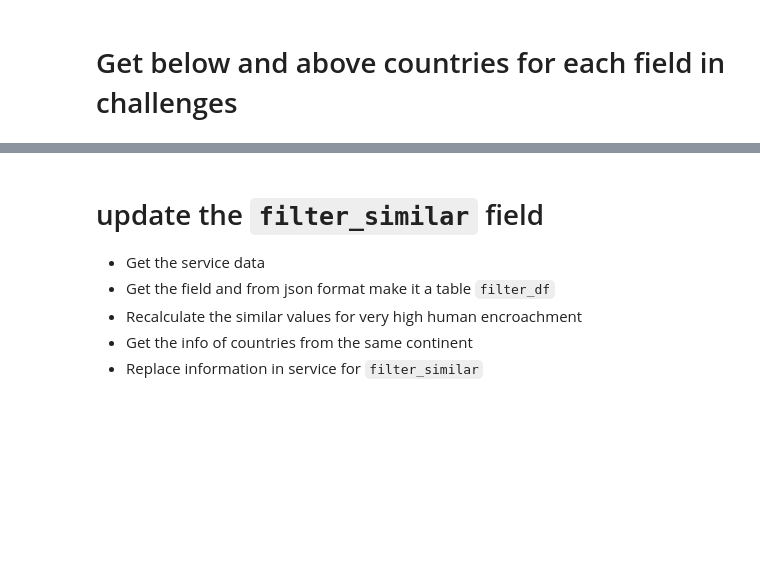
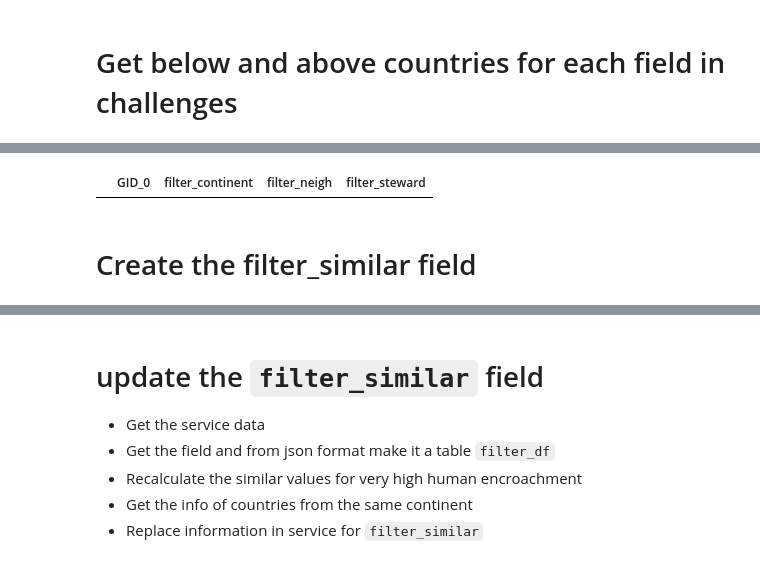
Before and after one commit to Vizzuality/he-scratchfolder, a Jupyter notebook: above_below_countries.ipynb, the cells around one changed output, grey strips where cells are left out. Cells and saved outputs as stored; diff of their text form; code cells hidden in the pictures; blank space fills up the shorter version.

```diff
--- a/above_below_countries.ipynb
+++ b/above_below_countries.ipynb
@@ -166,0 +345,6 @@ for field in filter_fields:
+# %%
+pd_dict[pd_dict['filter_neigh'].isnull()]
+# %% [output]
+|  | GID_0 | filter_continent | filter_neigh | filter_steward |
+# %% [markdown]
+# Create the filter_similar field
```
Also changed, not shown: parts of 94 cells of this notebook, 2 other files.
